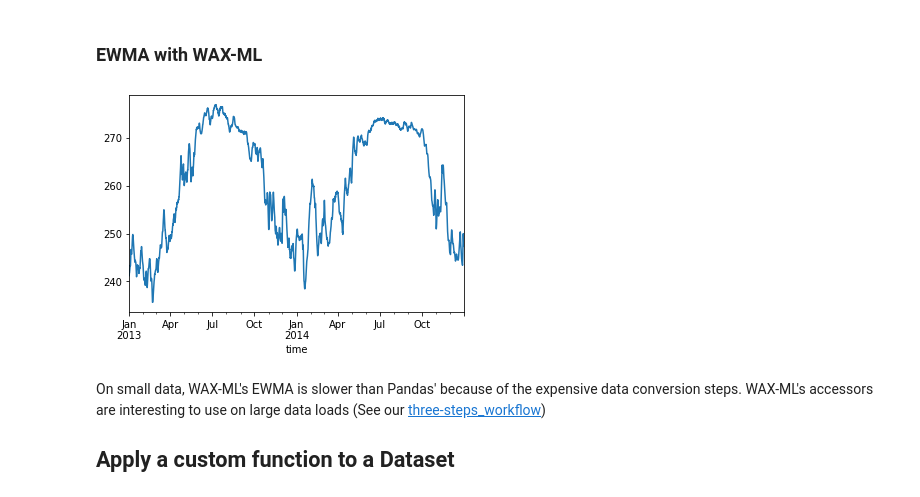
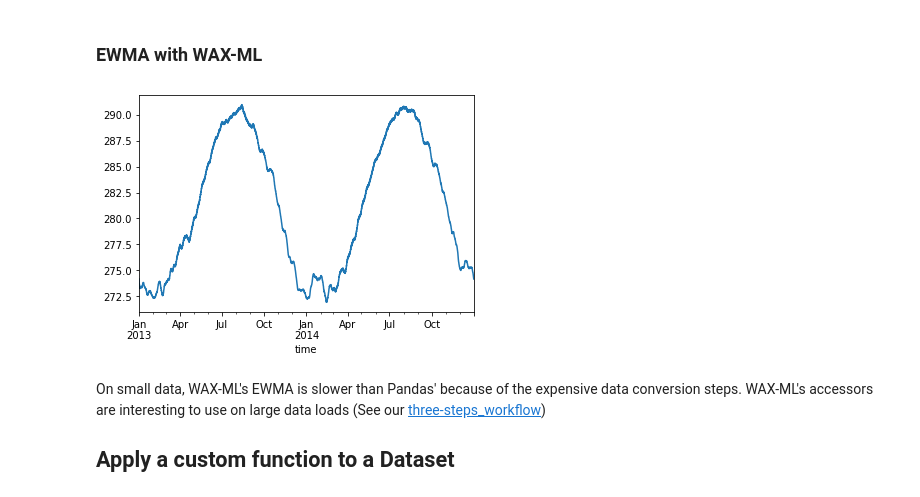
Before and after one commit to eserie/wax-ml, a Jupyter notebook: docs/notebooks/01_demo_EWMA.ipynb, the cells around one changed output. Cells and saved outputs as stored; diff of their text form; code cells hidden in the pictures.

```diff
--- a/docs/notebooks/01_demo_EWMA.ipynb
+++ b/docs/notebooks/01_demo_EWMA.ipynb
@@ -88,10 +98,10 @@ _ = air_temp_ewma.iloc[:, 0].plot()
 # %% [markdown]
 ### EWMA with WAX-ML
 # %%
-air_temp_ewma = dataframe.wax.ewm(alpha=1.0 / 10.0).mean()
-_ = air_temp_ewma.iloc[:, 0].plot()
+air_temp_ewma = dataframe.wax.ewm(com=10).mean()
+_ = air_temp_ewma.mean(1).plot()
 # %% [output]
-[figure, old version]
+[figure, new version]
 # %% [markdown]
 On small data, WAX-ML's EWMA is slower than Pandas' because of the expensive data conversion steps.
 WAX-ML's accessors are interesting to use on large data loads
```
Also changed, not shown: parts of 7 cells of this notebook, 18 other files.
